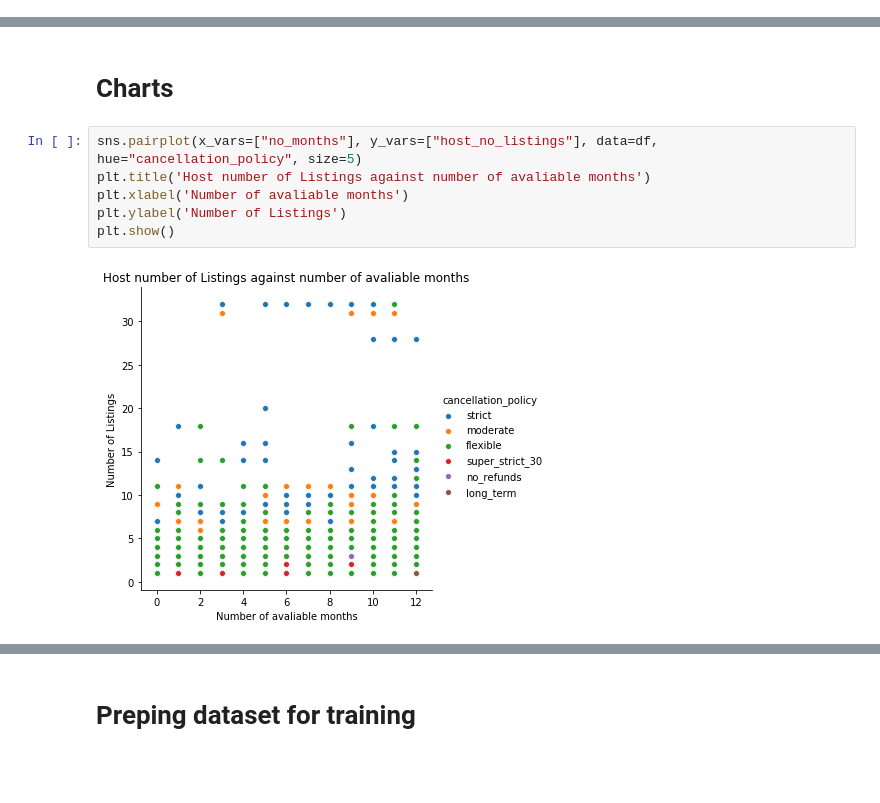
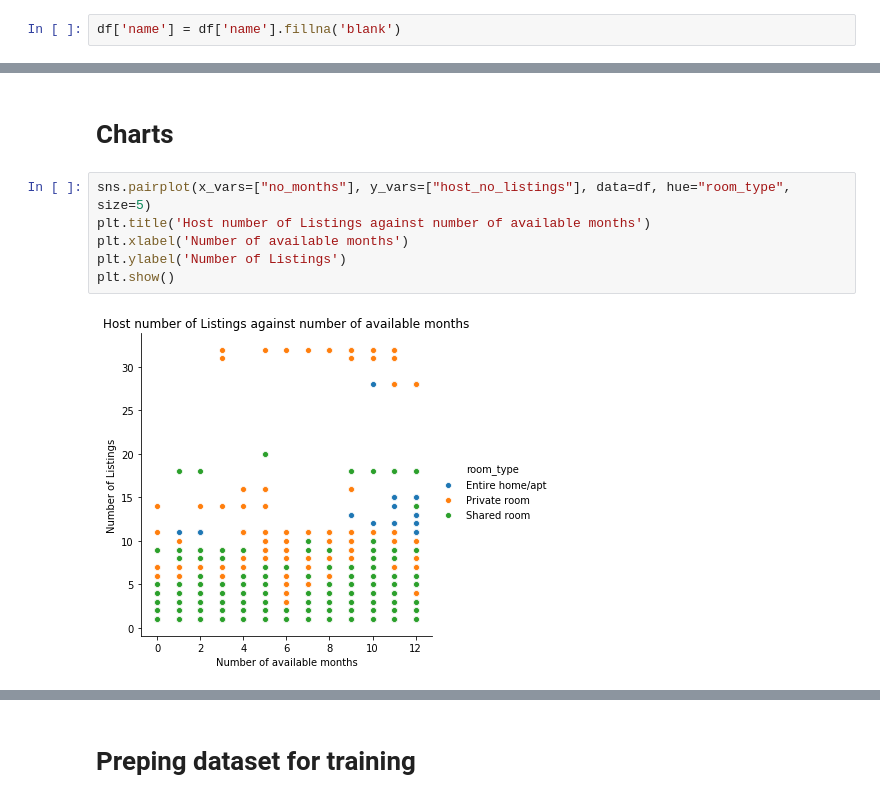
Before and after one commit to terenceneo/Airbnb-NYC-data-study, a Jupyter notebook: AirBnb Data Exploration_2nd try.ipynb, the cells around one changed output, grey strips where cells are left out. Drawn from its saved outputs; the diff is of its cells as text; blank space fills up the shorter version.

```diff
--- a/AirBnb Data Exploration_2nd try.ipynb
+++ b/AirBnb Data Exploration_2nd try.ipynb
@@ -154,0 +217,2 @@ Index(['listing_id', 'accommodates', 'amenities', 'availability_30',
+# %%
+df['name'] = df['name'].fillna('blank')
@@ -170,13 +281,13 @@ host_no_listings.shape
 # %% [markdown]
 # Charts
 # %%
-sns.pairplot(x_vars=["no_months"], y_vars=["host_no_listings"], data=df, hue="cancellation_policy", size=5)
-plt.title('Host number of Listings against number of avaliable months')
-plt.xlabel('Number of avaliable months')
+sns.pairplot(x_vars=["no_months"], y_vars=["host_no_listings"], data=df, hue="room_type", size=5)
+plt.title('Host number of Listings against number of available months')
+plt.xlabel('Number of available months')
 plt.ylabel('Number of Listings')
 plt.show()
 # %% [output]
-[figure, old version]
+[figure, new version]
 # %%
 plt.scatter(df['no_months'], df['host_no_listings'])
 plt.legend(loc='lower right')
```
Also changed, not shown: parts of 18 cells of this notebook, 2 other files.
